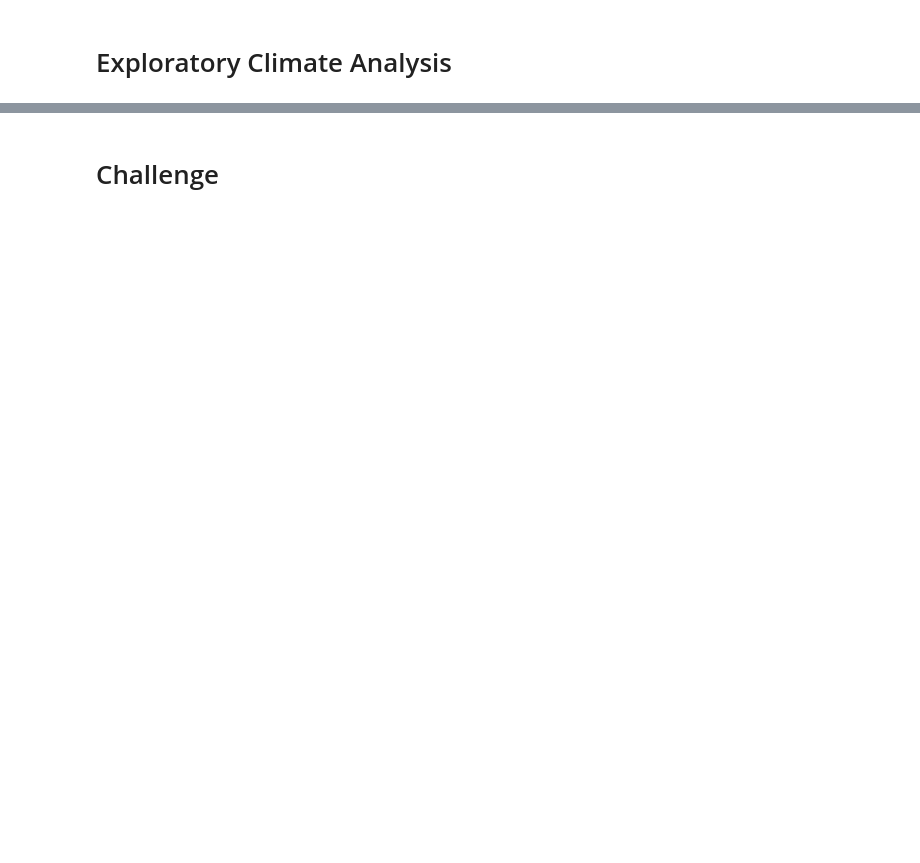
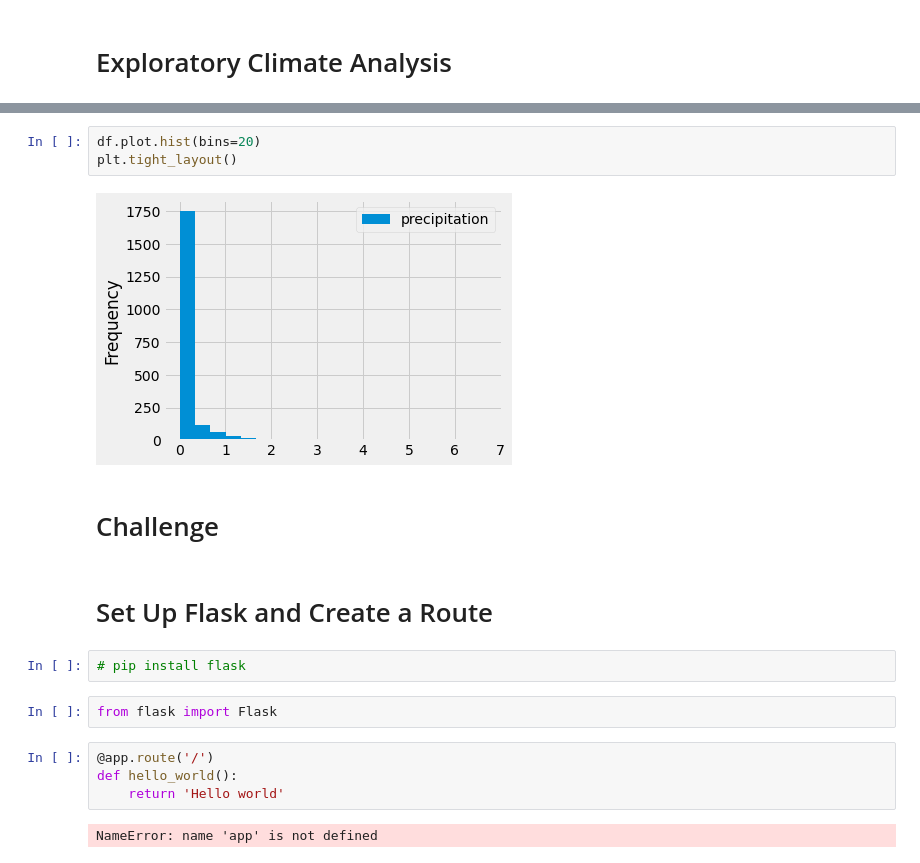
Before and after one commit to hankai26/surfs_up, a Jupyter notebook: climate_analysis.ipynb, the cells around one changed output, grey strips where cells are left out. Saved outputs shown, nothing was run; the diff lists cells and outputs as text; blank space fills up the shorter version.

```diff
--- a/climate_analysis.ipynb
+++ b/climate_analysis.ipynb
@@ -75,2 +180,19 @@ Station = Base.classes.station
+# %%
+df.plot.hist(bins=20)
+plt.tight_layout()
+# %% [output]
+[figure, added]
 # %% [markdown]
 # Challenge
+# %% [markdown]
+# Set Up Flask and Create a Route
+# %%
+# pip install flask
+# %%
+from flask import Flask
+# %%
+@app.route('/')
+def hello_world():
+    return 'Hello world'
+# %% [output]
+NameError: name 'app' is not defined
```
Also changed, not shown: parts of 21 cells of this notebook, 1 other file.
